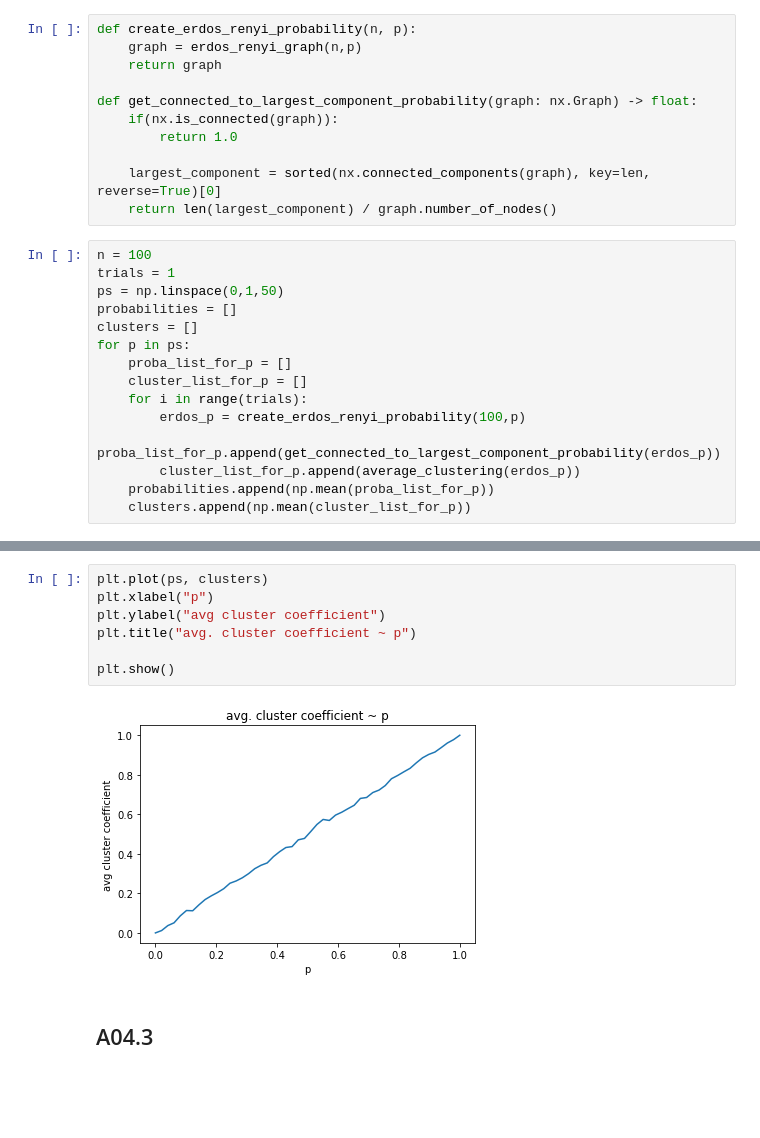
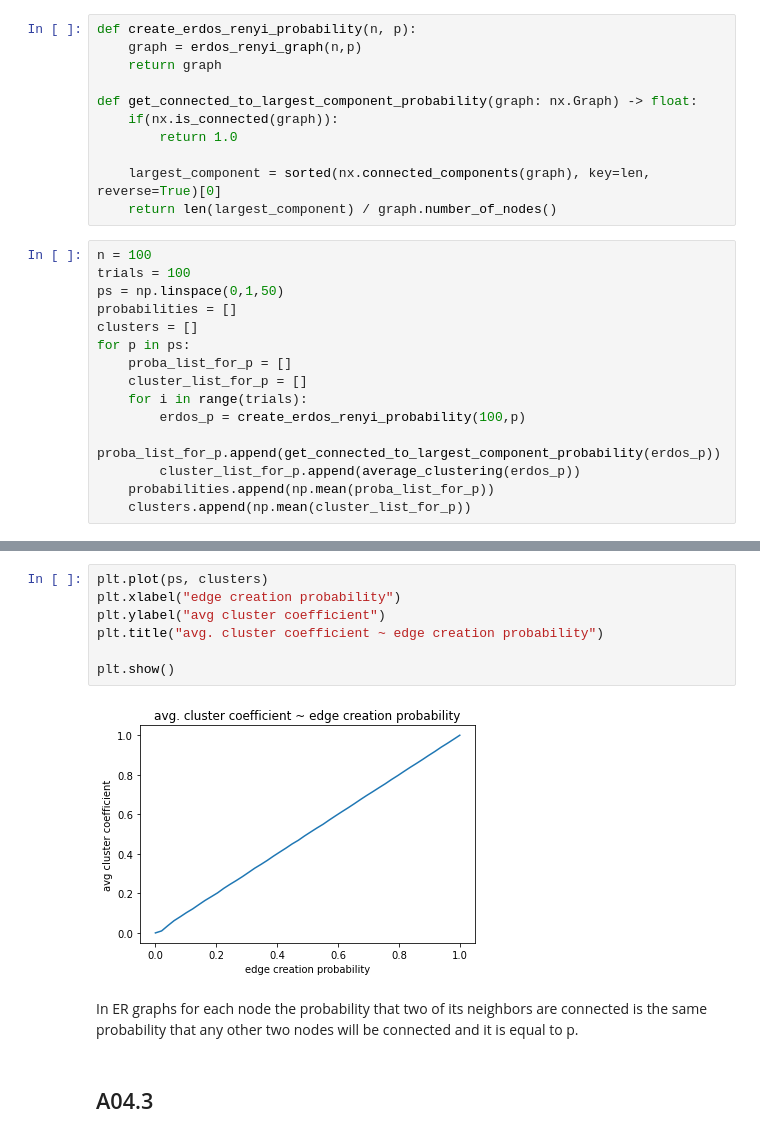
Before and after one commit to moerfii/network_science_uzh, a Jupyter notebook: assignment_4/excercise04.ipynb, the cells around one changed output, grey strips where cells are left out. Saved outputs shown, nothing was run; the diff lists cells and outputs as text; blank space fills up the shorter version.

```diff
--- a/assignment_4/excercise04.ipynb
+++ b/assignment_4/excercise04.ipynb
@@ -125,7 +164,7 @@ def get_connected_to_largest_component_probability(graph: nx.Graph) -> float:
     return len(largest_component) / graph.number_of_nodes()
 # %%
 n = 100
-trials = 1
+trials = 100
 ps = np.linspace(0,1,50)
 probabilities = []
 clusters = []
@@ -152,12 +194,16 @@ plt.show()
 # %%
 plt.plot(ps, clusters)
-plt.xlabel("p")
+plt.xlabel("edge creation probability")
 plt.ylabel("avg cluster coefficient")
-plt.title("avg. cluster coefficient ~ p")
+plt.title("avg. cluster coefficient ~ edge creation probability")
 
 plt.show()
 # %% [output]
-[figure, old version]
+[figure, new version]
+# %% [markdown]
+In ER graphs for each node the probability that two of its
+neighbors are connected is the same probability that any
+other two nodes will be connected and it is equal to p.
 # %% [markdown]
 ## A04.3
 # %%
```
Also changed, not shown: parts of 15 cells of this notebook.
